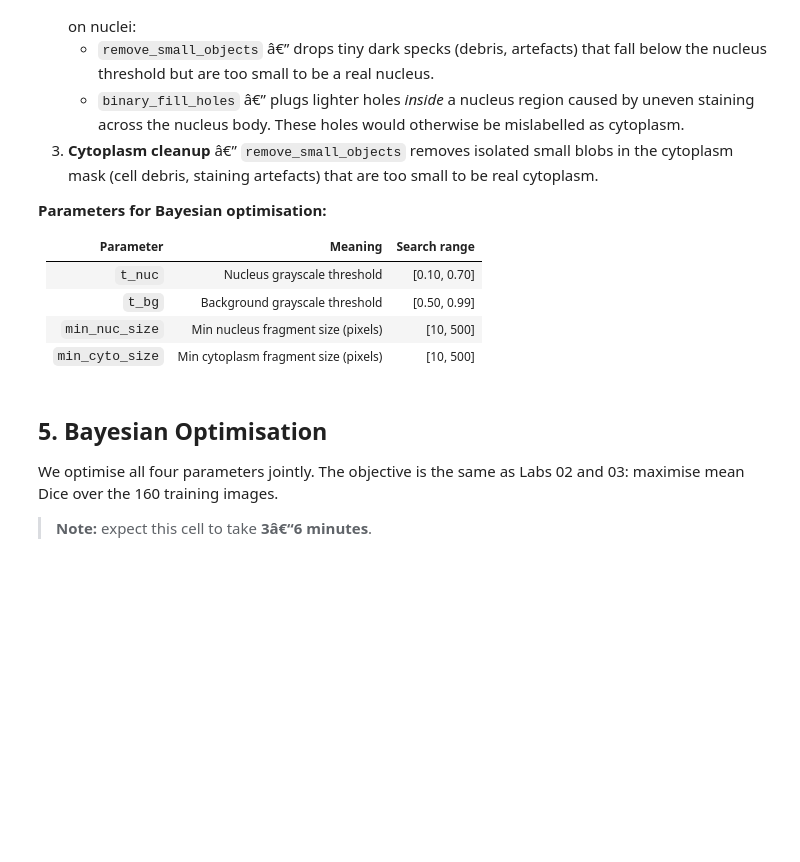
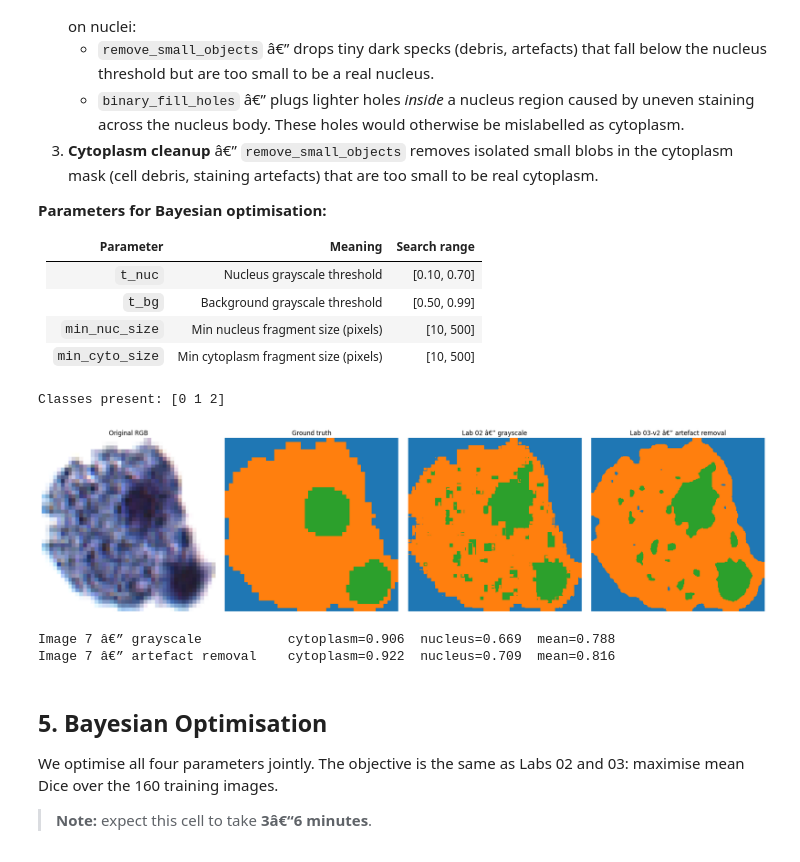
Before and after one commit to emilsar/VocEd, a Jupyter notebook: 03v2_stain_deconvolution.ipynb, the cells around one changed output. Drawn from its saved outputs; the diff is of its cells as text; code cells hidden in the pictures; blank space fills up the shorter version.

```diff
--- a/03v2_stain_deconvolution.ipynb
+++ b/03v2_stain_deconvolution.ipynb
@@ -151,7 +159,7 @@ The new pipeline has three stages:
 | `min_nuc_size` | Min nucleus fragment size (pixels) | [10, 500] |
 | `min_cyto_size` | Min cytoplasm fragment size (pixels) | [10, 500] |
 # %%
-def segment_morph(img, t_nuc, t_bg, min_nuc_size=50, min_cyto_size=50,
+def segment_morph(img, t_nuc, t_bg, min_nuc_size=20, min_cyto_size=20,
                   blur_sigma=1.5):
     """
     Targeted cleanup pipeline with Gaussian blur â†’ NLM preprocessing.
@@ -165,24 +173,24 @@ def segment_morph(img, t_nuc, t_bg, min_nuc_size=50, min_cyto_size=50,
     """
     img_hwc = img.transpose(1, 2, 0)   # (H, W, C) for skimage
 
-    # â”€â”€ Pre-processing: Gaussian blur â†’ NLM â”€â”€â”€â”€â”€â”€â”€â”€â”€â”€â”€â”€â”€â”€â”€â”€â”€â”€â”€â”€â”€â”€â”€â”€â”€â”€â”€â”€â”€â”€â”€â”€â”€â”€â”€
+    #Pre-processing: Gaussian blur
     img_hwc = skf.gaussian(img_hwc, sigma=blur_sigma, channel_axis=-1)
     sig     = np.mean(skr.estimate_sigma(img_hwc, channel_axis=-1))
     img_hwc = skr.denoise_nl_means(img_hwc, h=3 * sig,
                                    patch_size=5, patch_distance=6,
                                    fast_mode=True, channel_axis=-1)
 
-    # â”€â”€ Stage 1: grayscale threshold â”€â”€â”€â”€â”€â”€â”€â”€â”€â”€â”€â”€â”€â”€â”€â”€â”€â”€â”€â”€â”€â”€â”€â”€â”€â”€â”€â”€â”€â”€â”€â”€â”€â”€â”€â”€â”€â”€â”€â”€â”€â”€â”€
+    #Stage 1: grayscale threshold
     gray = 0.299 * img_hwc[:, :, 0] + 0.587 * img_hwc[:, :, 1] + 0.114 * img_hwc[:, :, 2]
     nuc_mask  = gray < t_nuc
     bg_mask   = gray > t_bg
     cyto_mask = ~nuc_mask & ~bg_mask
 
-    # â”€â”€ Stage 2: nucleus cleanup â”€â”€â”€â”€â”€â”€â”€â”€â”€â”€â”€â”€â”€â”€â”€â”€â”€â”€â”€â”€â”€â”€â”€â”€â”€â”€â”€â”€â”€â”€â”€â”€â”€â”€â”€â”€â”€â”€â”€â”€â”€â”€â”€â”€â”€â”€
+    # Stage 2: nucleus cleanup
     nuc_mask = skm.remove_small_objects(nuc_mask, min_size=int(min_nuc_size))
     nuc_mask = binary_fill_holes(nuc_mask)   # fill lighter holes inside nuclei
 
-    # â”€â”€ Stage 3: cytoplasm cleanup â”€â”€â”€â”€â”€â”€â”€â”€â”€â”€â”€â”€â”€â”€â”€â”€â”€â”€â”€â”€â”€â”€â”€â”€â”€â”€â”€â”€â”€â”€â”€â”€â”€â”€â”€â”€â”€â”€â”€â”€â”€â”€â”€â”€
+    #Stage 3: cytoplasm cleanup
     if cyto_mask.any():
         cyto_mask = skm.remove_small_objects(cyto_mask, min_size=int(min_cyto_size))
 
@@ -194,26 +202,32 @@ def segment_morph(img, t_nuc, t_bg, min_nuc_size=50, min_cyto_size=50,
 
 pred_morph7 = segment_morph(X[7], 0.45, 0.85)
 print('Classes present:', np.unique(pred_morph7))
+# %% [output]
+Classes present: [0 1 2]
 # %%
 ## 4. Visual Comparison on Image 7
 
-pred_gray7  = segment_gray( X[7], 0.45, 0.85)
-pred_morph7 = segment_morph(X[7], 0.45, 0.85)   # same thresholds, artefact removal added
+pred_gray7  = segment_gray( X[7], 0.29, 0.95)
+pred_morph7 = segment_morph(X[7], 0.29, 0.95)   # same thresholds, artefact removal added
 
 fig, axes = plt.subplots(1, 4, figsize=(20, 5))
 axes[0].imshow(X[7].transpose(1, 2, 0));                                   axes[0].set_title('Original RGB')
 axes[1].imshow(y[7],         cmap='tab10', vmin=0, vmax=9, interpolation='nearest'); axes[1].set_title('Ground truth')
 axes[2].imshow(pred_gray7,   cmap='tab10', vmin=0, vmax=9, interpolation='nearest'); axes[2].set_title('Lab 02 â€” grayscale')
 axes[3].imshow(pred_morph7,  cmap='tab10', vmin=0, vmax=9, interpolation='nearest'); axes[3].set_title('Lab 03-v2 â€” artefact removal')
 for ax in axes:
     ax.axis('off')
 plt.tight_layout()
 plt.show()
 
 for name, pred in [('grayscale', pred_gray7), ('artefact removal', pred_morph7)]:
     d1 = dice_score(pred, y[7], 1)
     d2 = dice_score(pred, y[7], 2)
     print(f'Image 7 â€” {name:18s}  cytoplasm={d1:.3f}  nucleus={d2:.3f}  mean={0.5*(d1+d2):.3f}')
+# %% [output]
+[figure, added]
+Image 7 â€” grayscale           cytoplasm=0.906  nucleus=0.669  mean=0.788
+Image 7 â€” artefact removal    cytoplasm=0.922  nucleus=0.709  mean=0.816
 # %% [markdown]
 ## 5. Bayesian Optimisation
 
```
Also changed, not shown: parts of 3 cells of this notebook.
